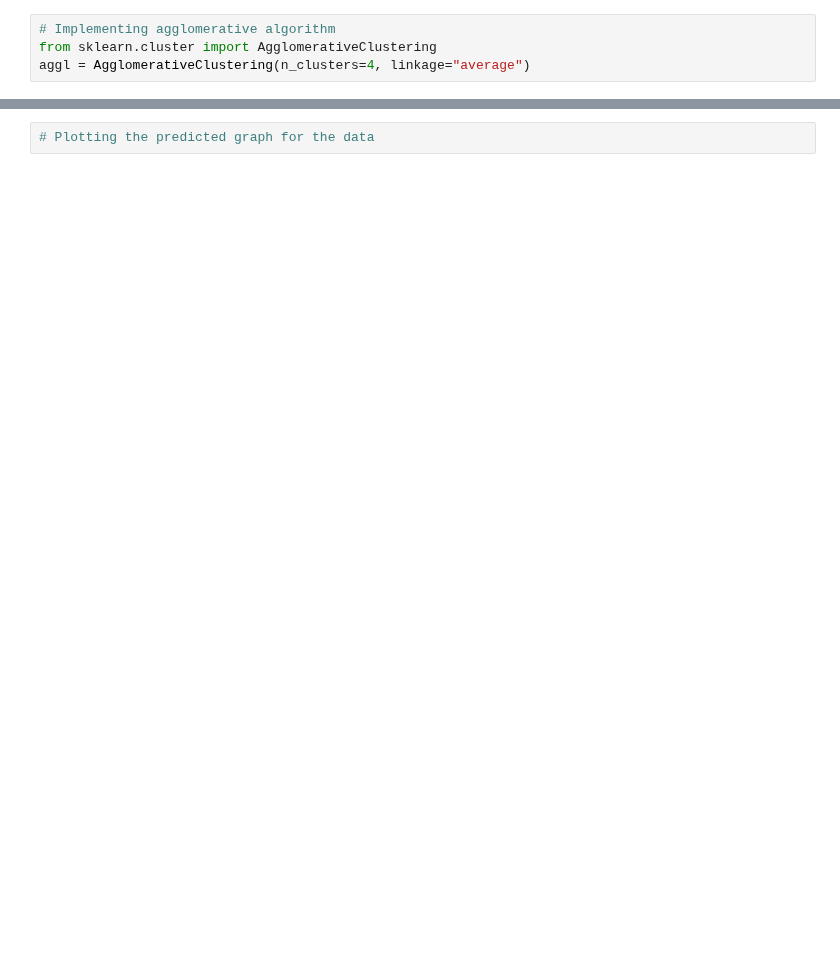
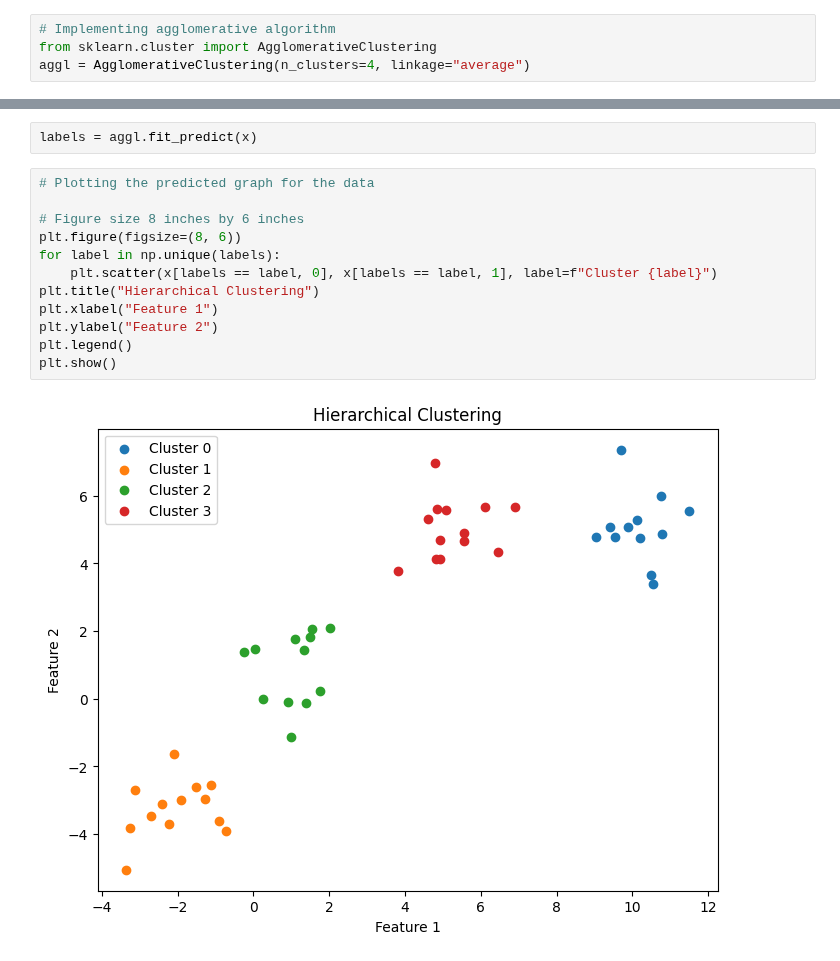
Before and after one commit to iamaryav/ai-notebooks, a Jupyter notebook: Analyzing_competitor_cars_clustering.ipynb, the cells around one changed output, grey strips where cells are left out. Cells and saved outputs as stored; diff of their text form; blank space fills up the shorter version.

```diff
--- a/Analyzing_competitor_cars_clustering.ipynb
+++ b/Analyzing_competitor_cars_clustering.ipynb
@@ -46,2 +55,16 @@ AgglomerativeClustering(linkage='average', n_clusters=4)
-# %%
-# Plotting the predicted graph for the data
+# %%
+labels = aggl.fit_predict(x)
+# %%
+# Plotting the predicted graph for the data
+
+# Figure size 8 inches by 6 inches
+plt.figure(figsize=(8, 6))
+for label in np.unique(labels):
+    plt.scatter(x[labels == label, 0], x[labels == label, 1], label=f"Cluster {label}")
+plt.title("Hierarchical Clustering")
+plt.xlabel("Feature 1")
+plt.ylabel("Feature 2")
+plt.legend()
+plt.show()
+# %% [output]
+[figure, added]
```
Also changed, not shown: parts of 5 cells of this notebook, 1 other file.
